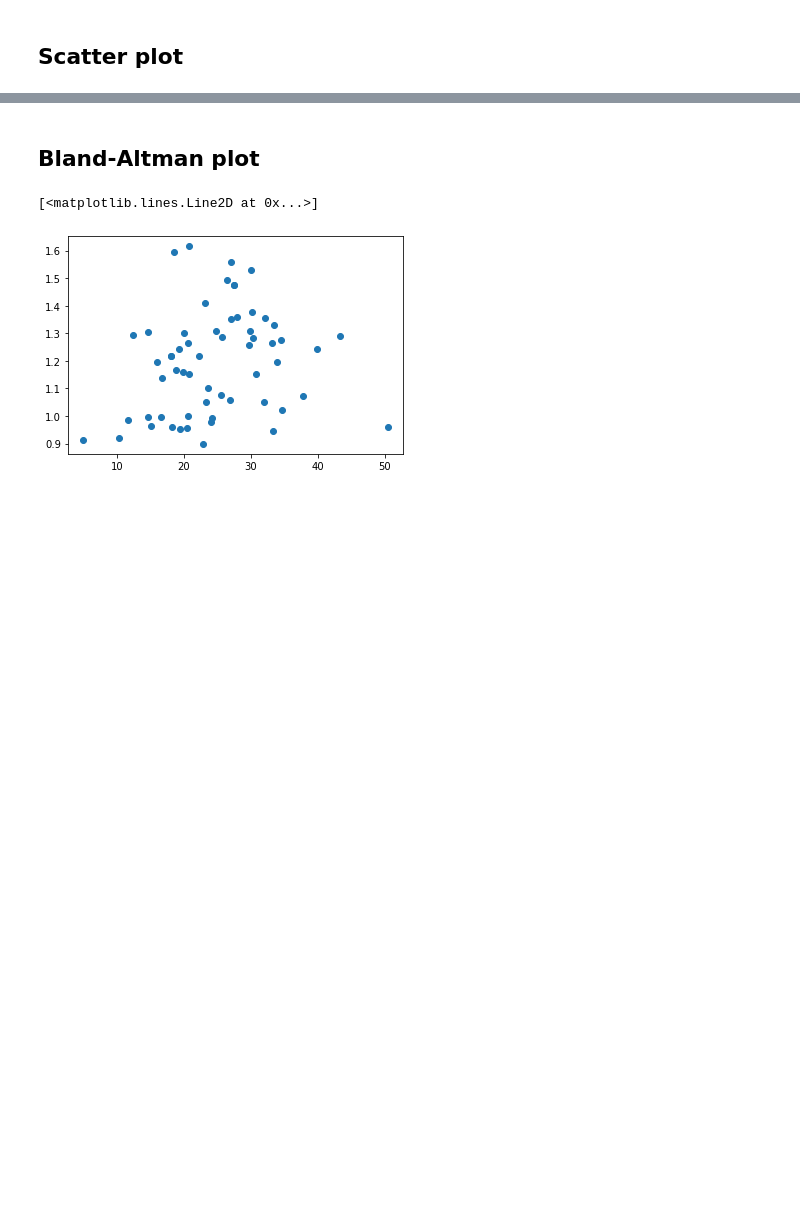
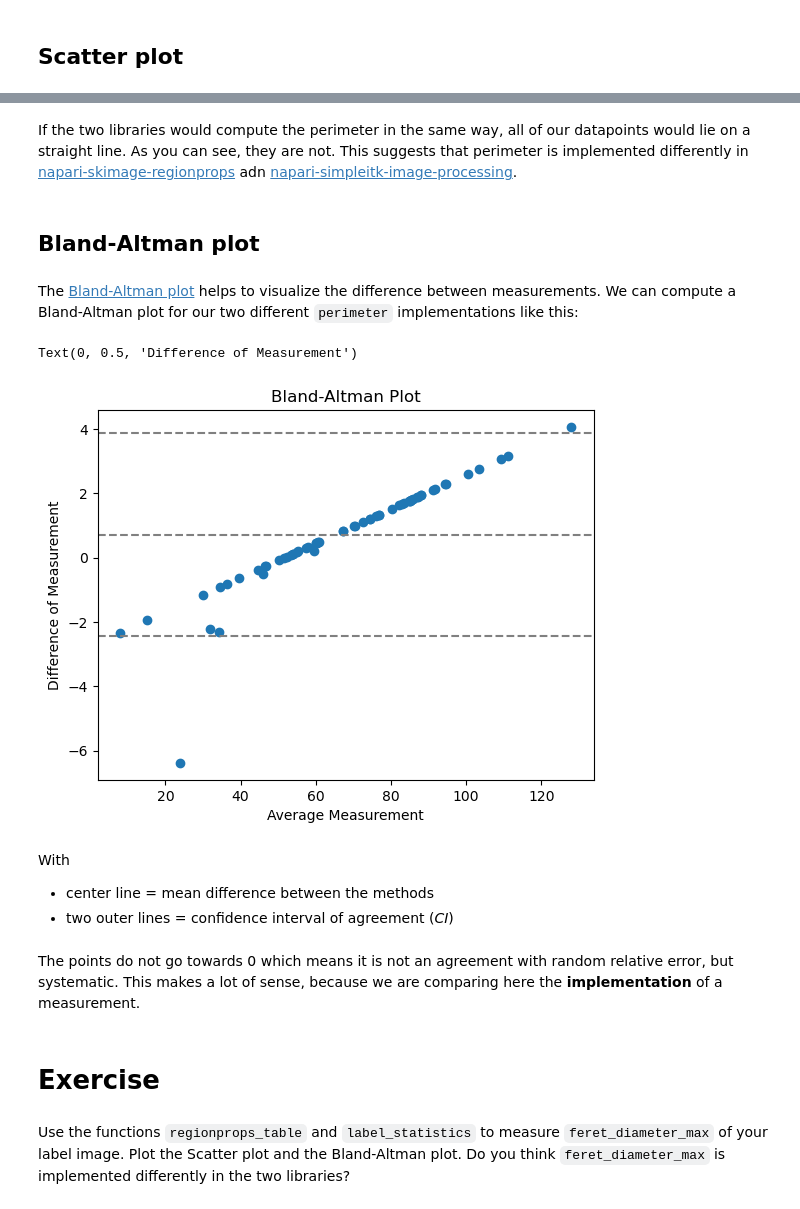
Before and after one commit to haesleinhuepf/BioImageAnalysisNotebooks, a Jupyter notebook: docs/22_feature_extraction/comparison_of_measurements_from_different_libraries.ipynb, the cells around one changed output, grey strips where cells are left out. Drawn from its saved outputs; the diff is of its cells as text; code cells hidden in the pictures; blank space fills up the shorter version.

Commit message:
WIP: modify bland_altman_plot

```diff
--- a/docs/22_feature_extraction/comparison_of_measurements_from_different_libraries.ipynb
+++ b/docs/22_feature_extraction/comparison_of_measurements_from_different_libraries.ipynb
@@ -14,5 +18,17 @@ from napari_simpleitk_image_processing import label_statistics
 # %%
-blobs = imread('../../data/blobs.tif')
-labels = watershed_otsu_labeling(blobs)
-imshow(labels, labels=True)
+# load image
+image = imread("../../data/blobs.tif")
+
+# denoising
+blurred_image = filters.gaussian(image, sigma=1)
+
+# binarization
+threshold = filters.threshold_otsu(blurred_image)
+thresholded_image = blurred_image >= threshold
+
+# labeling
+label_image = measure.label(thresholded_image)
+
+# visualization
+imshow(label_image, labels=True)
 # %% [output]
@@ -20,5 +38,5 @@ imshow(labels, labels=True)
 # %%
-skimage_statistics = regionprops_table(blobs, labels, perimeter = True)
+skimage_statistics = regionprops_table(image, label_image, perimeter = True)
 skimage_statistics
 # %% [output]
 |  | label | area | bbox_area | equivalent_diameter | convex_area | max_intensity | mean_intensity | ... |
@@ -41,5 +57,5 @@ skimage_statistics
 # %%
-simpleitk_statistics = label_statistics(blobs, labels, size = False, intensity = False, perimeter = True)
+simpleitk_statistics = label_statistics(image, label_image, size = False, intensity = False, perimeter = True)
 simpleitk_statistics
 # %% [output]
 |  | label | perimeter | perimeter_on_border | perimeter_on_border_ratio |
@@ -66,4 +76,5 @@ KeyError: 'perimeter'
 # %%
-skimage_perimeter = np.asarray([s.feret_diameter_max for s in skimage_statistics])[1:]
+skimage_perimeter = np.asarray(skimage_statistics['perimeter'])
+simpleitk_perimeter = np.asarray(simpleitk_statistics['perimeter'])
 # %% [markdown]
 ## Scatter plot
@@ -75,10 +88,38 @@ plt.plot(skimage_perimeter, simpleitk_perimeter, 'o')
+# %% [markdown]
+If the two libraries would compute the perimeter in the same way, all of our datapoints would lie on a straight line. As you can see, they are not. This suggests that perimeter is implemented differently in [napari-skimage-regionprops](https://github.com/haesleinhuepf/napari-skimage-regionprops) adn [napari-simpleitk-image-processing](https://github.com/haesleinhuepf/napari-simpleitk-image-processing).
 # %% [markdown]
 ## Bland-Altman plot
+# %% [markdown]
+The [Bland-Altman plot](https://www.youtube.com/watch?v=PbSrSupnZFQ) helps to visualize the difference between measurements. We can compute a Bland-Altman plot for our two different `perimeter` implementations like this:
 # %%
+# compute mean, diff, md and sd
 mean = (skimage_perimeter + simpleitk_perimeter) / 2
 diff = skimage_perimeter - simpleitk_perimeter
+md = np.mean(diff) # mean of difference
+sd = np.std(diff, axis = 0) # standard deviation of difference
 
+# add mean and diff
 plt.plot(mean, diff, 'o')
+
+# add lines
+plt.axhline(md,           color='gray', linestyle='--')
+plt.axhline(md + 1.96*sd, color='gray', linestyle='--')
+plt.axhline(md - 1.96*sd, color='gray', linestyle='--')
+
+# add title and axes labels
+plt.title('Bland-Altman Plot')
+plt.xlabel('Average Measurement')
+plt.ylabel('Difference of Measurement')
 # %% [output]
-[<matplotlib.lines.Line2D at 0x...>]
+Text(0, 0.5, 'Difference of Measurement')
-[figure, old version]
+[figure, new version]
+# %% [markdown]
+With
+- center line = mean difference between the methods
+- two outer lines = confidence interval of agreement (_CI_)
+# %% [markdown]
+The points do not go towards 0 which means it is not an agreement with random relative error, but systematic. This makes a lot of sense, because we are comparing here the __implementation__ of a measurement.
+# %% [markdown]
+# Exercise
+# %% [markdown]
+Use the functions `regionprops_table` and `label_statistics` to measure `feret_diameter_max` of your label image. Plot the Scatter plot and the Bland-Altman plot. Do you think `feret_diameter_max` is implemented differently in the two libraries?
```
Also changed, not shown: parts of 11 cells of this notebook, 3 other files.
